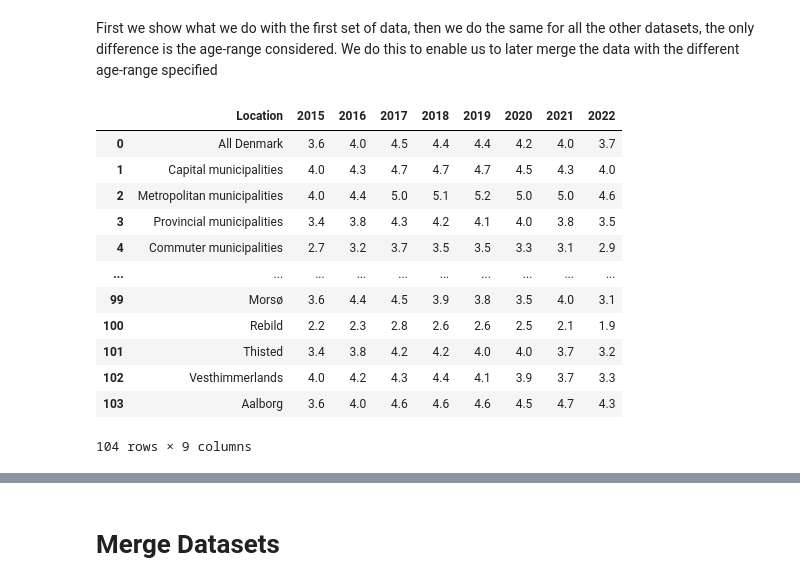
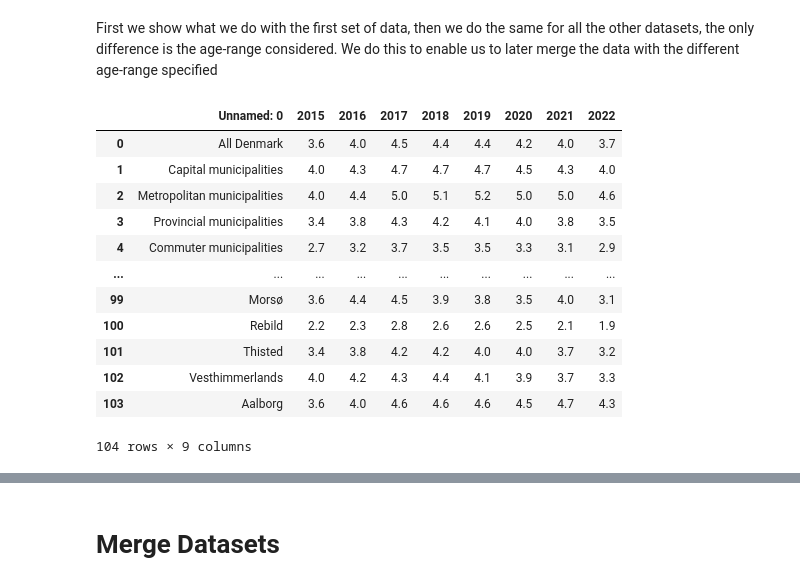
Before and after one commit to NumEconCopenhagen/projects-2024-petra-maritza-noah, a Jupyter notebook: dataproject/Maritza.ipynb, the cells around one changed output, grey strips where cells are left out. Saved outputs shown, nothing was run; the diff lists cells and outputs as text; code cells hidden in the pictures.

```diff
--- a/dataproject/Maritza.ipynb
+++ b/dataproject/Maritza.ipynb
@@ -21,11 +21,11 @@ The autoreload extension is already loaded. To reload it, use:
 # %% [markdown]
 First we show what we do with the first set of data, then we do the same for all the other datasets, the only difference is the age-range considered. We do this to enable us to later merge the data with the different age-range specified
 # %%
-filename = r'C:\Users\PC\Dropbox\0. Personal\000. Maestría\0. University of Copenhagen - MSc Economics\Courses\6. Introduction Programming\projects-2024-petra-maritza-noah\dataproject\relative_Poverty.xlsx'
+filename = r'C:\Users\PC\Dropbox\0. Personal\000. Maestría\0. University of Copenhagen - MSc Economics\Courses\6. Introduction Programming\projects-2024-petra-maritza-noah\dataproject\relative_poverty.xlsx'
 rp_tot = pd.read_excel(filename, sheet_name= 'Age-total')
 rp_tot
 # %% [output]
-|  | Location | 2015 | 2016 | 2017 | 2018 | 2019 | 2020 | 2021 | 2022 |
+|  | Unnamed: 0 | 2015 | 2016 | 2017 | 2018 | 2019 | 2020 | 2021 | 2022 |
 | 0 | All Denmark | 3.6 | 4.0 | 4.5 | 4.4 | 4.4 | 4.2 | 4.0 | 3.7 |
 | 1 | Capital municipalities | 4.0 | 4.3 | 4.7 | 4.7 | 4.7 | 4.5 | 4.3 | 4.0 |
 | 2 | Metropolitan municipalities | 4.0 | 4.4 | 5.0 | 5.1 | 5.2 | 5.0 | 5.0 | 4.6 |
```
Also changed, not shown: parts of 22 cells of this notebook, 3 other files.
